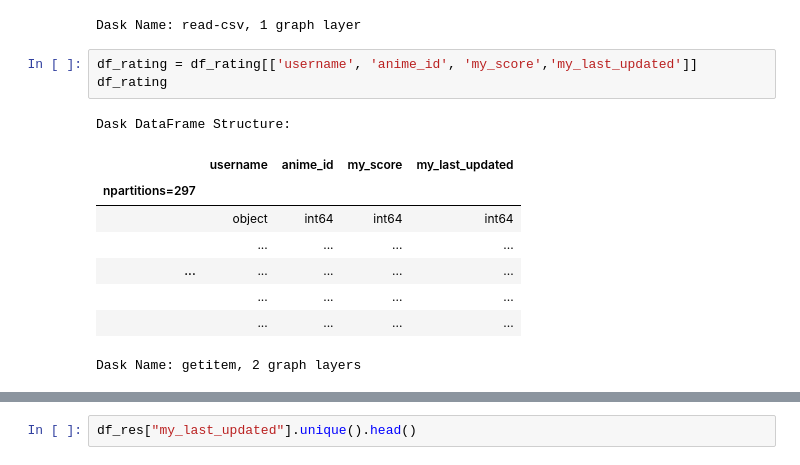
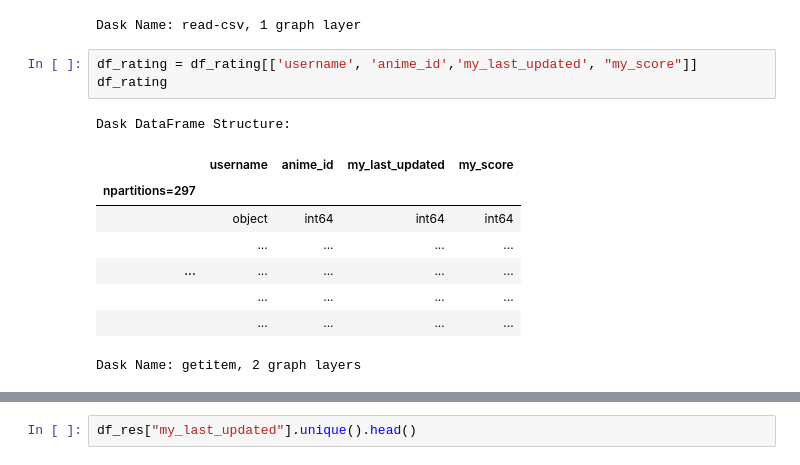
Before and after one commit to com-480-data-visualization/project-2023-vizmoica, a Jupyter notebook: preprocessing/eda_rating.ipynb, the cells around one changed output, grey strips where cells are left out. Saved outputs shown, nothing was run; the diff lists cells and outputs as text.

```diff
--- a/preprocessing/eda_rating.ipynb
+++ b/preprocessing/eda_rating.ipynb
@@ -80,11 +80,11 @@ Dask DataFrame Structure:
 |  | ... | ... | ... | ... | ... | ... | ... | ... |
 Dask Name: read-csv, 1 graph layer
 # %%
-df_rating = df_rating[['username', 'anime_id', 'my_score','my_last_updated']]
+df_rating = df_rating[['username', 'anime_id','my_last_updated', "my_score"]]
 df_rating
 # %% [output]
 Dask DataFrame Structure:
-|  | username | anime_id | my_score | my_last_updated |
+|  | username | anime_id | my_last_updated | my_score |
 | npartitions=297 |  |  |  |  |
 |  | object | int64 | int64 | int64 |
 |  | ... | ... | ... | ... |
```
Also changed, not shown: parts of 67 cells of this notebook, 4 other files.
